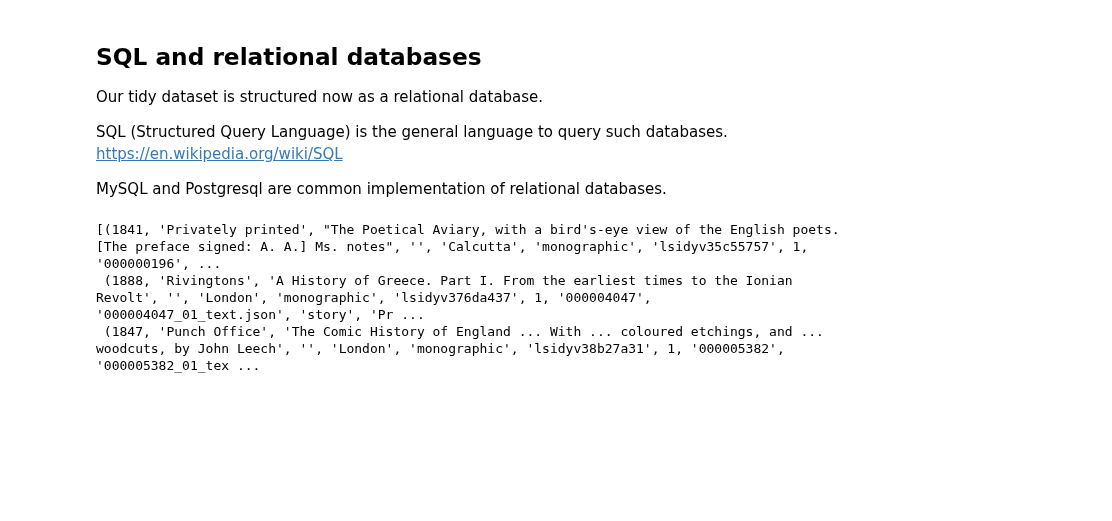
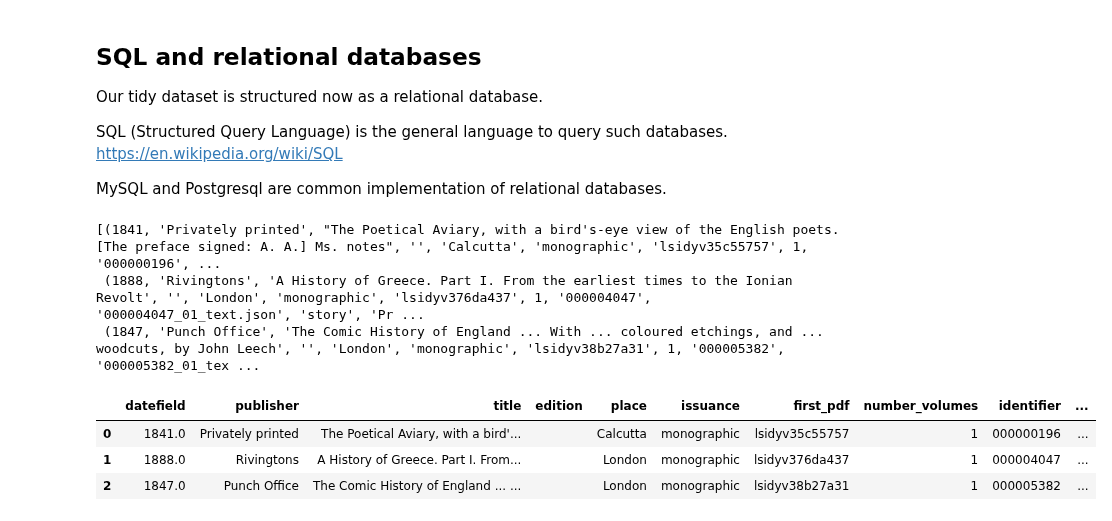
Before and after one commit to mromanello/ADA-DHOxSS, a Jupyter notebook: notebooks/2.2 Tidy data.ipynb, the cells around one changed output. Drawn from its saved outputs; the diff is of its cells as text; code cells hidden in the pictures; blank space fills up the shorter version.

```diff
--- a/notebooks/2.2 Tidy data.ipynb
+++ b/notebooks/2.2 Tidy data.ipynb
@@ -361,3 +362,14 @@ engine.execute("SELECT * FROM books LIMIT 3").fetchall()
 [(1841, 'Privately printed', "The Poetical Aviary, with a bird's-eye view of the English poets. [The preface signed: A. A.] Ms. notes", '', 'Calcutta', 'monographic', 'lsidyv35c55757', 1, '000000196', ...
  (1888, 'Rivingtons', 'A History of Greece. Part I. From the earliest times to the Ionian Revolt', '', 'London', 'monographic', 'lsidyv376da437', 1, '000004047', '000004047_01_text.json', 'story', 'Pr ...
  (1847, 'Punch Office', 'The Comic History of England ... With ... coloured etchings, and ... woodcuts, by John Leech', '', 'London', 'monographic', 'lsidyv38b27a31', 1, '000005382', '000005382_01_tex ...
+# %%
+# create a data frame from a DB table
+
+df_books_fromDB = pd.read_sql_query("SELECT * FROM books", engine)
+# %%
+df_books_fromDB.head(3)
+# %% [output]
+|  | datefield | publisher | title | edition | place | issuance | first_pdf | number_volumes | identifier | ... |
+| 0 | 1841.0 | Privately printed | The Poetical Aviary, with a bird'... |  | Calcutta | monographic | lsidyv35c55757 | 1 | 000000196 | ... |
+| 1 | 1888.0 | Rivingtons | A History of Greece. Part I. From... |  | London | monographic | lsidyv376da437 | 1 | 000004047 | ... |
+| 2 | 1847.0 | Punch Office | The Comic History of England ... ... |  | London | monographic | lsidyv38b27a31 | 1 | 000005382 | ... |
```
Also changed, not shown: parts of 6 cells of this notebook, 1 other file.
